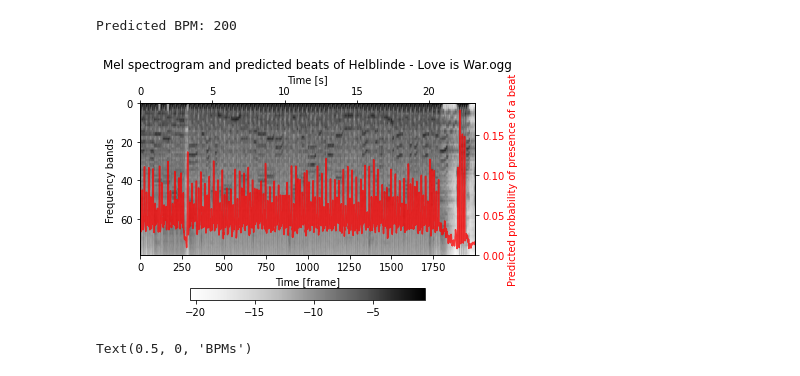
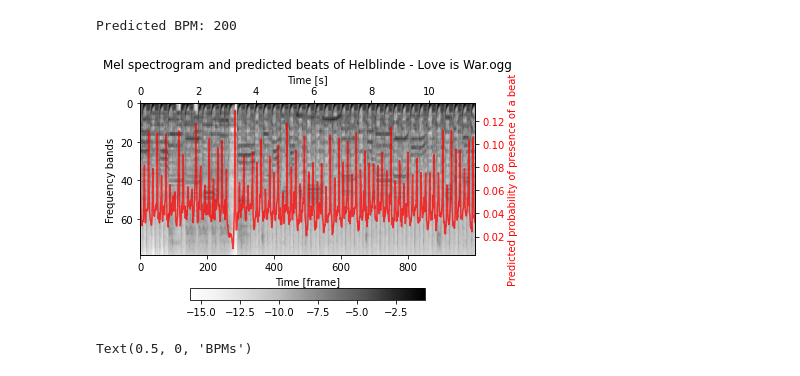
Before and after one commit to FormylMethionine/BPMfinder, a Jupyter notebook: demo.ipynb, the cells around one changed output. Cells and saved outputs as stored; diff of their text form; code cells hidden in the pictures.

```diff
--- a/demo.ipynb
+++ b/demo.ipynb
@@ -34,25 +34,25 @@ Predicted BPM: 200
 # %%
 # Plotting the spectrogram and predictions
 f2, ax2 = plt.subplots()
-spec = ax2.imshow(audio[4000:6000, :, 1].T, cmap="Greys", aspect='auto')
+spec = ax2.imshow(audio[4000:5000, :, 1].T, cmap="Greys", aspect='auto')
 ax2.set_title(f"Mel spectrogram and predicted beats of {path.split('/')[-1]}")
 ax2.set_ylim(79, 0)
 ax2.set_xlabel('Time [frame]')
 ax2.set_ylabel('Frequency bands')
 cb = f2.colorbar(spec, orientation='horizontal', shrink=.7)
 
 secax = ax2.secondary_xaxis('top',
                             functions=(lambda x: 11.6e-3*x,
                                        lambda x: 11.6e-3*x))
 secax.set_xlabel('Time [s]')
 
 ax3 = ax2.twinx()
-ax3.plot(pred[4000:6000], color='red', alpha=0.75)
+ax3.plot(pred[4000:5000], color='red', alpha=0.75)
 ax3.set_ylabel('Predicted probability of presence of a beat',
                color='red')
 ax3.tick_params('y', labelcolor='red')
 # %% [output]
-[figure, old version]
+[figure, new version]
 # %%
 # Plotting the periodogram
 f1, ax1 = plt.subplots()
```
